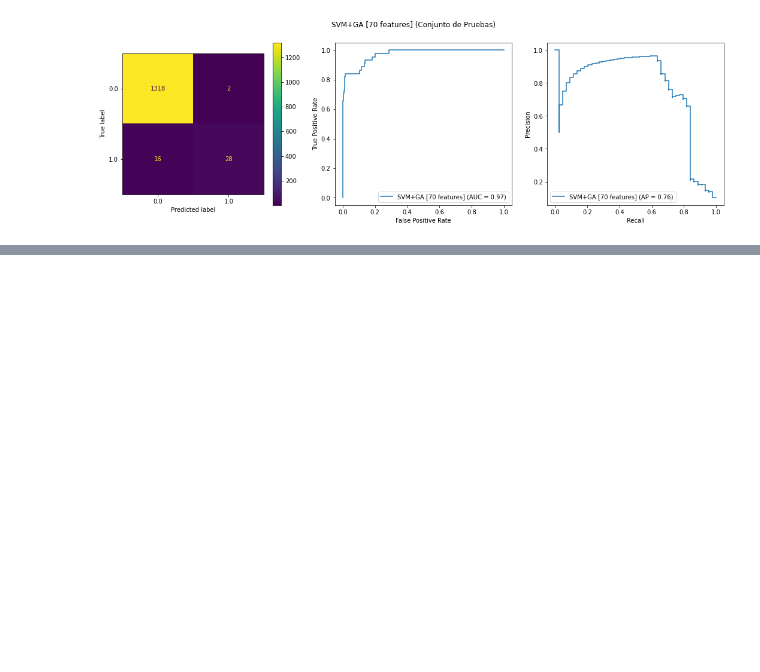
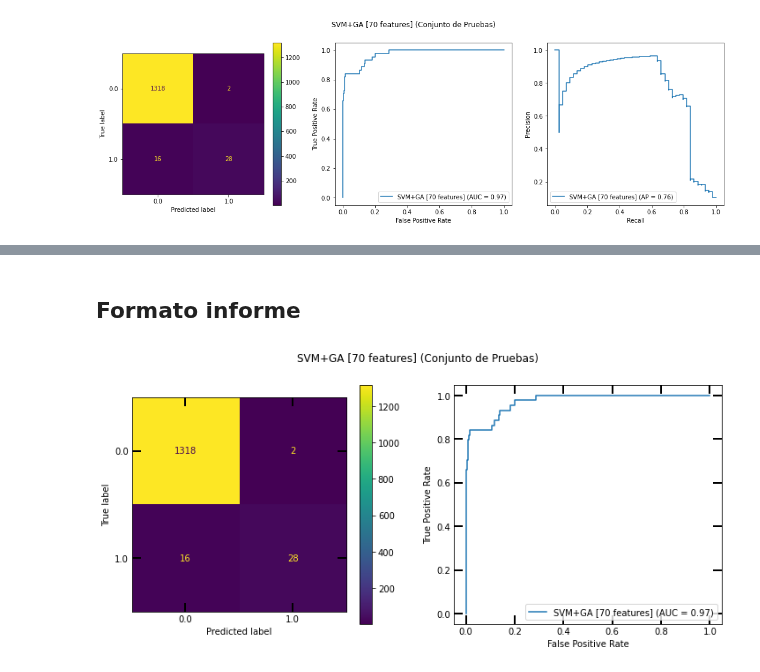
Before and after one commit to Project-ML-PUCP/BankruptcyTaiwan, a Jupyter notebook: 03. Codigo/05. Deployment_SVM.ipynb, the cells around one changed output, grey strips where cells are left out. Saved outputs shown, nothing was run; the diff lists cells and outputs as text; code cells hidden in the pictures; blank space fills up the shorter version.

Commit message:
Actualización gráficas de informe 05.2

```diff
--- a/03. Codigo/05. Deployment_SVM.ipynb
+++ b/03. Codigo/05. Deployment_SVM.ipynb
@@ -413,0 +395,43 @@ tabla_resultados(resultados)
+# %% [markdown]
+## Formato informe
+# %%
+def ax_setup(ax):
+    ax.xaxis.set_tick_params(which='major', size=10, width=2, direction='in', top='on')
+    ax.xaxis.set_tick_params(which='minor', size=7, width=2, direction='in', top='on')
+    ax.yaxis.set_tick_params(which='major', size=10, width=2, direction='in', right='on')
+    ax.yaxis.set_tick_params(which='minor', size=7, width=2, direction='in', right='on')
+# %%
+def save_and_show_resultados2(descripcion, model, resultados, X_train, X_test, y_train, y_test):
+  y_train_pred = model.predict(X_train)
+  y_train_pred_proba = model.predict_proba(X_train)[:,1]
+
+  y_test_pred = model.predict(X_test)
+  y_test_pred_proba = model.predict_proba(X_test)[:,1]
+
+  confusion_matrix_train = confusion_matrix(y_train, y_train_pred)
+  confusion_matrix_test = confusion_matrix(y_test, y_test_pred)
+
+  resultados.update( { descripcion: {
+      ('Entrenamiento', 'Exactitud'): model.score(X_train, y_train),
+      ('Entrenamiento', 'Exhaustividad'): recall_score(y_train, y_train_pred),
+      ('Entrenamiento', 'F1'): f1_score(y_train, y_train_pred),
+      ('Entrenamiento', 'AUC'): roc_auc_score(y_train, y_train_pred_proba),
+      ('Entrenamiento', 'TypeI'): confusion_matrix_train[0][1],
+      ('Pruebas', 'Exactitud'): model.score(X_test, y_test),
+      ('Pruebas', 'Exhaustividad'): recall_score(y_test, y_test_pred),
+      ('Pruebas', 'F1'): f1_score(y_test, y_test_pred),
+      ('Pruebas', 'AUC'): roc_auc_score(y_test, y_test_pred_proba),
+      ('Pruebas', 'TypeI'): confusion_matrix_test[0][1]
+    } } )
+  fig, axes = plt.subplots(1, 2, figsize=(12, 5))
+  ax_setup(axes[0])
+  ax_setup(axes[1])
+  fig.suptitle(f'{descripcion} (Conjunto de Pruebas)')
+  plot_confusion_matrix(model, X_test, y_test, ax=axes[0], values_format='d')
+  plot_roc_curve(model, X_test, y_test, ax=axes[1], name=descripcion)
+  return
+# %%
+resultados = {}
+save_and_show_resultados2('SVM+GA [70 features]', cv_svm_ga_model, resultados, X_train, X_test, y_train, y_test)
+# %% [output]
+[figure, added]
```
Also changed, not shown: parts of 3 cells of this notebook.
